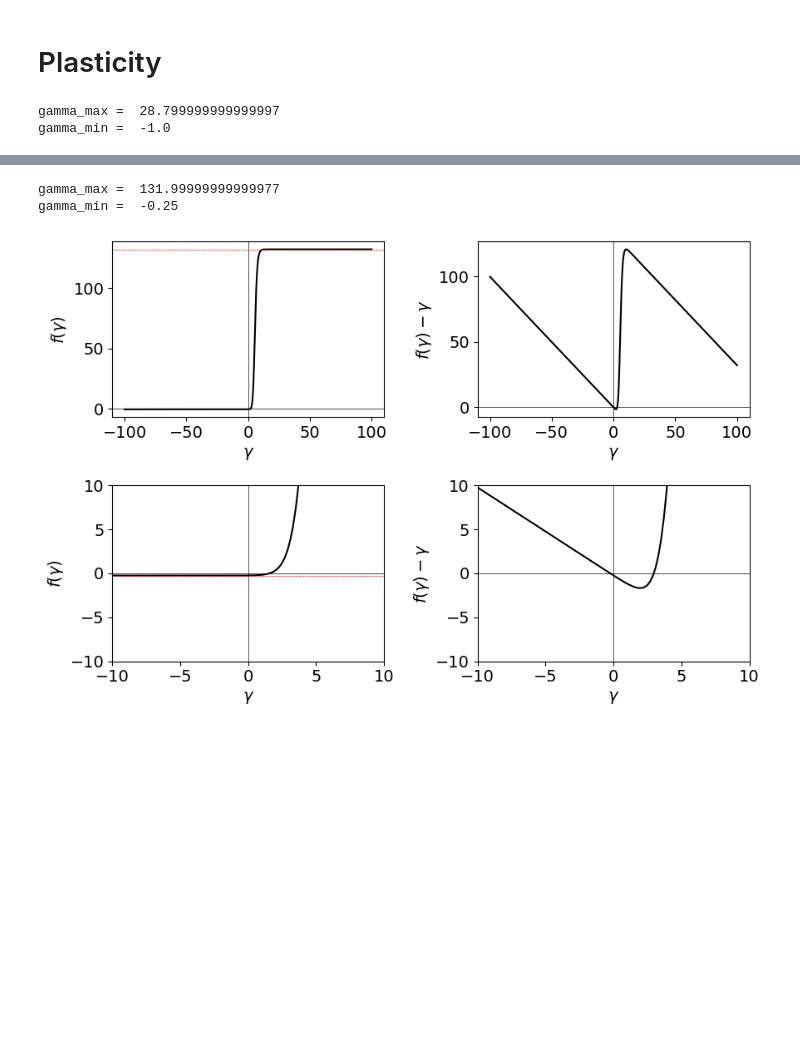
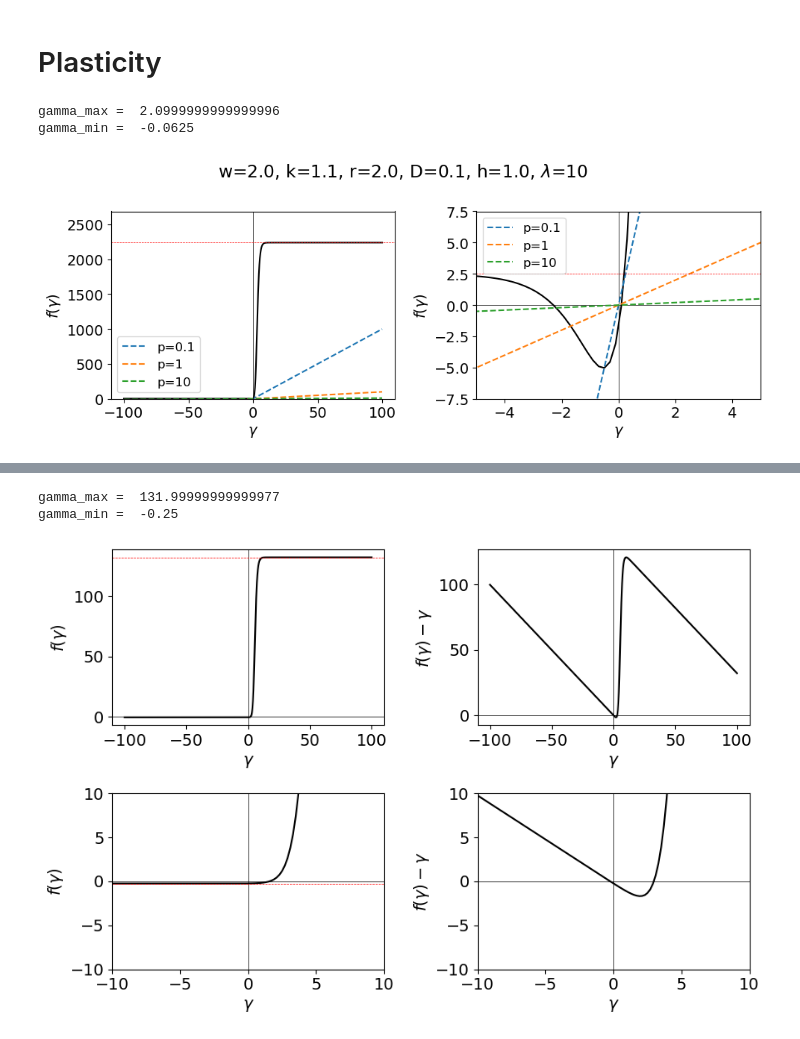
Before and after one commit to gbarzon/Information_plasticity, a Jupyter notebook: Linear.ipynb, the cells around one changed output, grey strips where cells are left out. Cells and saved outputs as stored; diff of their text form; code cells hidden in the pictures; blank space fills up the shorter version.

```diff
--- a/Linear.ipynb
+++ b/Linear.ipynb
@@ -189,21 +188,76 @@ def gamma_self_consistency_min(k, w, p, D, r, hE, hI):
 # %%
 k = 1.5
 w = 2.
-r = 1
+r = 2.
 D = .1
 h = .5
-p = 4.
+p = 1.
 lmbd = -1
 
 gammas = np.linspace(-100, 100, 1000)
 
-gamma_star = gamma_self_consistency(GAMMAS, k, w, p, D, r, h, LMBDS*h)
-
 print('gamma_max = ', gamma_self_consistency_max(k, w, p, D, r, h, lmbd*h))
 print('gamma_min = ', gamma_self_consistency_min(k, w, p, D, r, h, lmbd*h))
 # %% [output]
-gamma_max =  28.799999999999997
-gamma_min =  -1.0
+gamma_max =  2.0999999999999996
+gamma_min =  -0.0625
+# %%
+k = 1.1
+w = 2.
+r = 2.
+D = .1
+h = 1.
+p = 1.
+lmbd = 10
+
+ps = [0.1, 1, 10]
+
+gammas = np.linspace(-100, 100, 1000)
+
+plt.figure(figsize=(10,4))
+
+plt.subplot(1,2,1)
+plt.plot(gammas, gamma_self_consistency(gammas, k, w, p, D, r, h, lmbd*h), c='k')
+
+for tmp_p in ps:
+    plt.plot(gammas, gammas / tmp_p, label= f'p={tmp_p}', ls='--')
+
+plt.axhline(0, ls='-', c='k', lw=0.5)
+plt.axvline(0, ls='-', c='k', lw=0.5)
+
+plt.legend()
+
+plt.ylim(-0.1, gamma_self_consistency_max(k, w, p, D, r, h, lmbd*h) * 12/10)
+
+#plt.axhline(gamma_self_consistency_min(k, w, p, D, r, h, lmbd*h), c='r', ls='--', lw=0.5)
+plt.axhline(gamma_self_consistency_max(k, w, p, D, r, h, lmbd*h), c='r', ls='--', lw=0.5)
+
+plt.xlabel(r'$\gamma$')
+plt.ylabel(r'$f(\gamma)$')
+
+plt.subplot(1,2,2)
+plt.plot(gammas, gamma_self_consistency(gammas, k, w, p, D, r, h, lmbd*h), c='k')
+plt.axhline(0, ls='-', c='k', lw=0.5)
+plt.axvline(0, ls='-', c='k', lw=0.5)
+
+for tmp_p in ps:
+    plt.plot(gammas, gammas / tmp_p, label= f'p={tmp_p}', ls='--')
+
+plt.ylim(-np.abs(gamma_self_consistency_min(k, w, p, D, r, h, lmbd*h))*30/10, np.abs(gamma_self_consistency_min(k, w, p, D, r, h, lmbd*h))*30/10)
+plt.xlim(-5, 5)
+
+plt.axhline(gamma_self_consistency_min(k, w, p, D, r, h, lmbd*h), c='r', ls='--', lw=0.5)
+#plt.axhline(gamma_self_consistency_max(k, w, p, D, r, h, lmbd*h), c='r', ls='--', lw=0.5)
+
+plt.xlabel(r'$\gamma$')
+plt.ylabel(r'$f(\gamma)$')
+plt.legend()
+
+plt.suptitle(fr'w={w}, k={k}, r={r}, D={D}, h={h}, $\lambda$={lmbd}')
+plt.tight_layout()
+plt.show()
+# %% [output]
+[figure, added]
 # %%
 k = 1.1
 w = 2.
```
Also changed, not shown: parts of 12 cells of this notebook, 3 other files.
